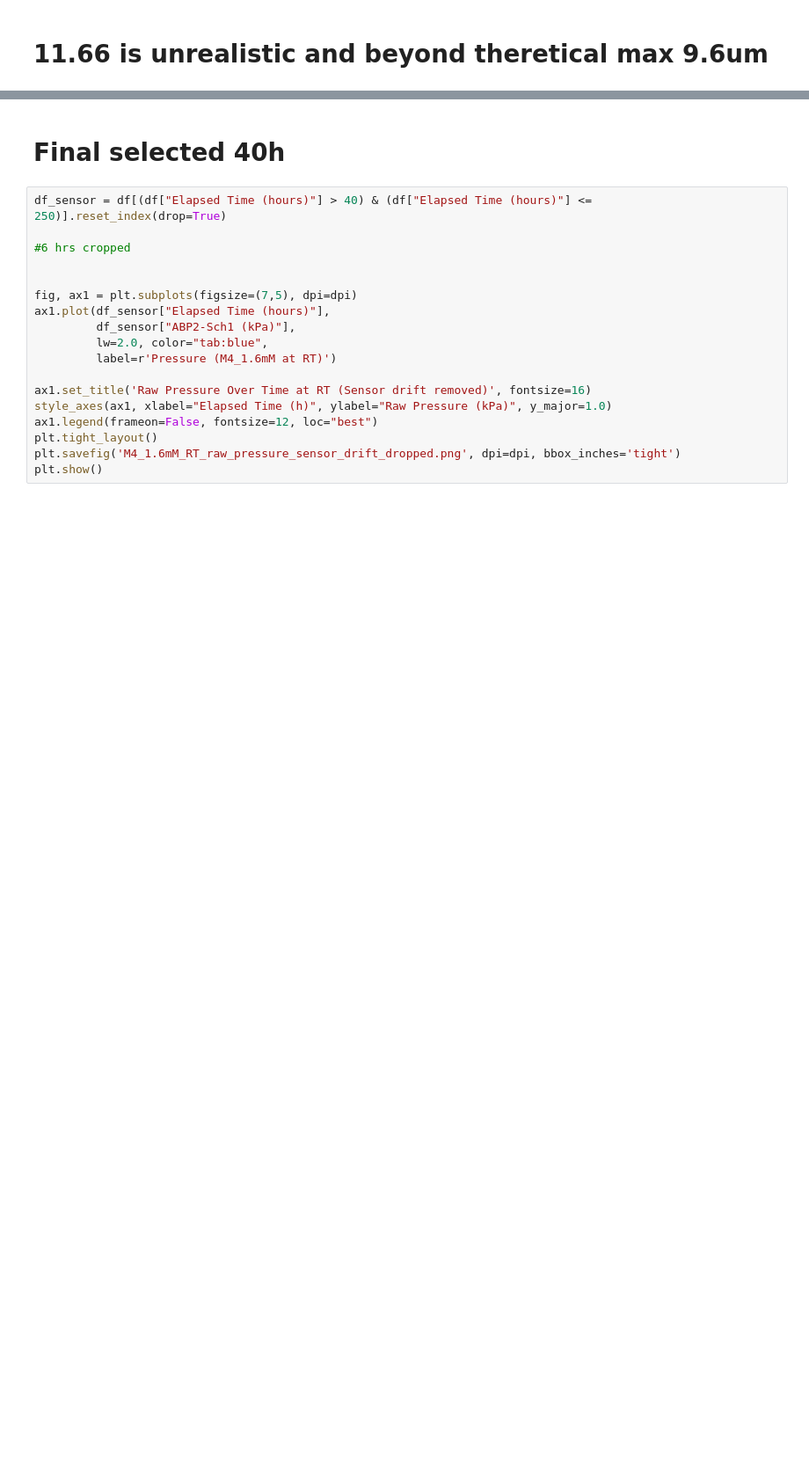
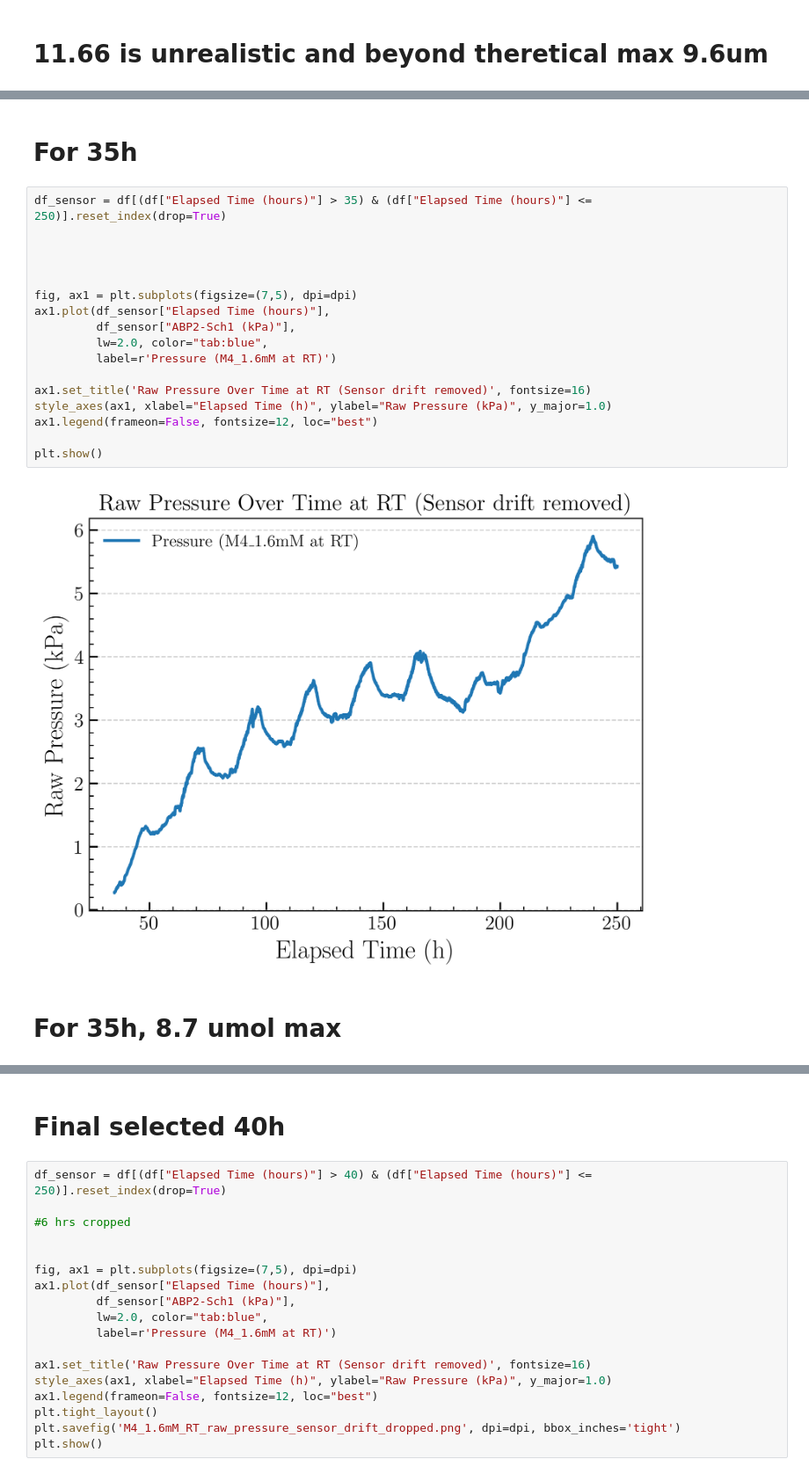
Before and after one commit to ChandrikaSethumadhavan/Master_Thesis, a Jupyter notebook: M4-1.6 mM/RT/Code files/M4_RT_EDA.ipynb, the cells around one changed output, grey strips where cells are left out. Shown at 88% size. Saved outputs shown, nothing was run; the diff lists cells and outputs as text; blank space fills up the shorter version.

```diff
--- a/M4-1.6 mM/RT/Code files/M4_RT_EDA.ipynb
+++ b/M4-1.6 mM/RT/Code files/M4_RT_EDA.ipynb
@@ -166,0 +134,23 @@ print(o2_micromol)
+# %% [markdown]
+# For 35h
+# %%
+df_sensor = df[(df["Elapsed Time (hours)"] > 35) & (df["Elapsed Time (hours)"] <= 250)].reset_index(drop=True)
+
+
+
+
+fig, ax1 = plt.subplots(figsize=(7,5), dpi=dpi)
+ax1.plot(df_sensor["Elapsed Time (hours)"],
+         df_sensor["ABP2-Sch1 (kPa)"],
+         lw=2.0, color="tab:blue",
+         label=r'Pressure (M4_1.6mM at RT)')
+
+ax1.set_title('Raw Pressure Over Time at RT (Sensor drift removed)', fontsize=16)
+style_axes(ax1, xlabel="Elapsed Time (h)", ylabel="Raw Pressure (kPa)", y_major=1.0)
+ax1.legend(frameon=False, fontsize=12, loc="best")
+
+plt.show()
+# %% [output]
+[figure, added]
+# %% [markdown]
+# For 35h, 8.7 umol max
```
Also changed, not shown: parts of 10 cells of this notebook.
